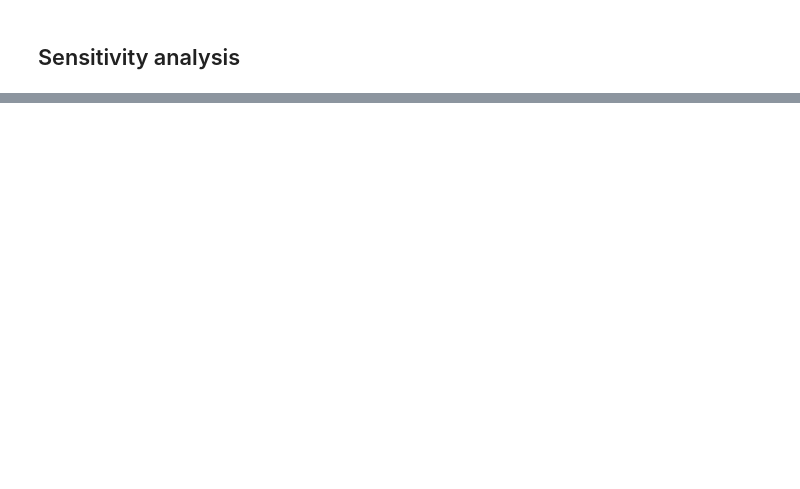
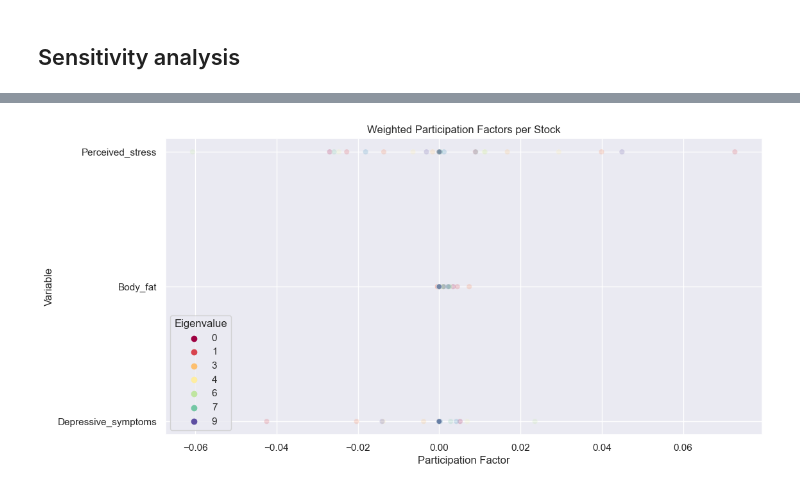
Before and after one commit to vvvasconcelos/SystemsInsightPipeline, a Jupyter notebook: tutorials/Sleep.ipynb, the cells around one changed output, grey strips where cells are left out. Cells and saved outputs as stored; diff of their text form; code cells hidden in the pictures; blank space fills up the shorter version.

```diff
--- a/tutorials/Sleep.ipynb
+++ b/tutorials/Sleep.ipynb
@@ -89,0 +108,80 @@ Depressive_symptoms->Treatment                            0.09
+# %%
+import numpy as np
+import pandas as pd
+import seaborn as sns
+import matplotlib.pyplot as plt
+
+stable = 0
+weighted_participation_factors = {v: [] for v in s.stocks_and_constants}
+
+for i in range(s.N):
+    eigenvals = eig_val_vec["Eigenvalues"][i]
+    eigenvecs = eig_val_vec["Eigenvectors"][i]
+
+    # Compute stability margin
+    stability_margin = -np.max(np.real(eigenvals))
+    if stability_margin > 0:
+        stable += 1
+
+    # Compute participation factors
+    right_eigenvecs = eigenvecs
+    left_eigenvecs = np.linalg.inv(eigenvecs).T
+    P_unnorm = np.abs(right_eigenvecs * left_eigenvecs.T)
+
+    if np.isnan(P_unnorm).any():
+        raise ValueError("NaNs in unnormalized participation matrix")
+    else:
+        row_sums = P_unnorm.sum(axis=1, keepdims=True)
+        with np.errstate(divide='ignore', invalid='ignore'):
+            P = (P_unnorm / row_sums)  # Normalize so rows sum to 1
+        P = np.nan_to_num(P, nan=0.0)  # Fill NaN values with zero
+
+    # Create a DataFrame for better readability
+    participation_df = pd.DataFrame(
+        P,
+        columns=s.stocks_and_constants,
+        index=[i for eigenval in eigenvals] #[f"λ={eigval:.4f}" for eigval in eigenvals]
+    )
+    #participation_df.index.name = "Eigenvalue"
+    participation_df['Real_part'] = np.real(eigenvals)
+    participation_df.sort_values('Real_part', ascending=False, inplace=True)
+    for col in [x for x in participation_df.columns
+                                 if x != "Real_part"]:
+        participation_df.loc[:, col] = participation_df.loc[:, col] * participation_df.loc[:, "Real_part"]
+
+    # Store all participation factors without summing
+    for eigval, row in participation_df.iterrows():
+        for var in s.stocks_and_constants:
+            weighted_participation_factors[var].append((eigval, row[var]))
+
+print("System was stable in", stable, "out of", s.N, "simulations")
+
+# Convert dictionary to long-form DataFrame for plotting
+df_long = pd.DataFrame([
+    {"Eigenvalue": eigval, "Variable": var, "Participation Factor": value}
+    for var, values in weighted_participation_factors.items()
+    for eigval, value in values
+])
+#df_long.reset_index(drop=True, inplace=True)
+#df_long["Index"] = df_long.index
+
+# Only stocks
+df_long = df_long.loc[df_long["Variable"].isin(s.stocks), :]
+
+# Order variables by median participation factor
+median_participation = df_long.groupby('Variable')['Participation Factor'].median().sort_values(ascending=False)
+ordered_variables = median_participation.index
+
+# Create a categorical type with the ordered variables
+df_long['Variable'] = pd.Categorical(df_long['Variable'], categories=ordered_variables, ordered=True)
+
+# Scatter Plot of Weighted Participation Values vs. Weighted Participation Factors
+plt.figure(figsize=(12, 6))
+#sns.boxplot(data=df_long, x="Participation Factor", y="Variable",
+#            orient='h', fliersize=0, color='lightgrey')
+sns.scatterplot(data=df_long, x="Participation Factor",
+                y="Variable", hue="Eigenvalue", palette="Spectral", alpha=0.2)
+plt.title("Weighted Participation Factors per Stock") #Box and Scatter Plot of
+plt.xlabel("Participation Factor")
+plt.show()
+# %% [output]
@@ -89,0 +189 @@ Depressive_symptoms->Treatment                            0.09
+[figure, added]
```
Also changed, not shown: parts of 10 cells of this notebook, 16 other files.
